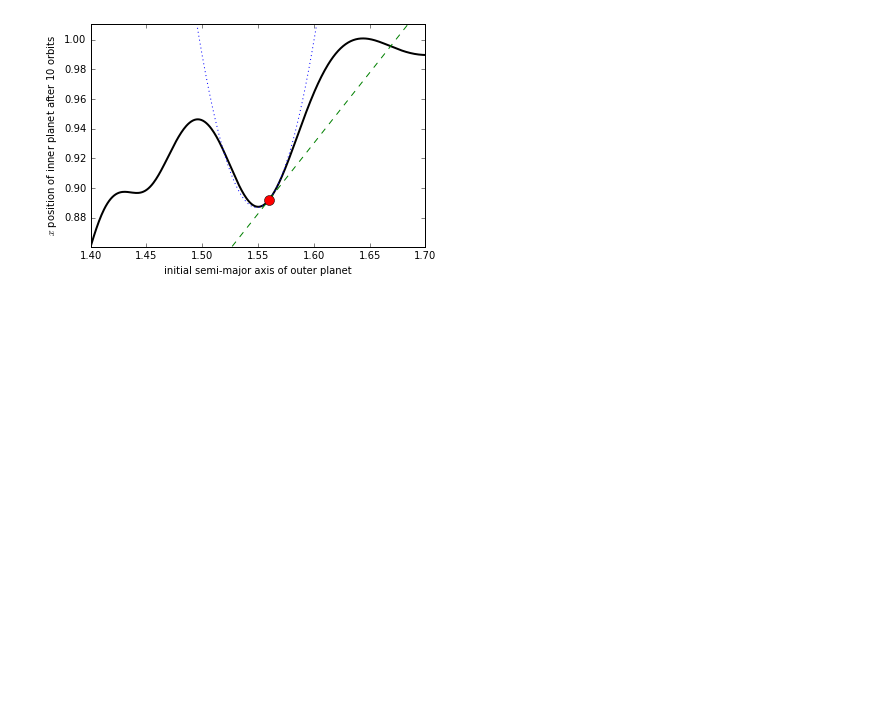
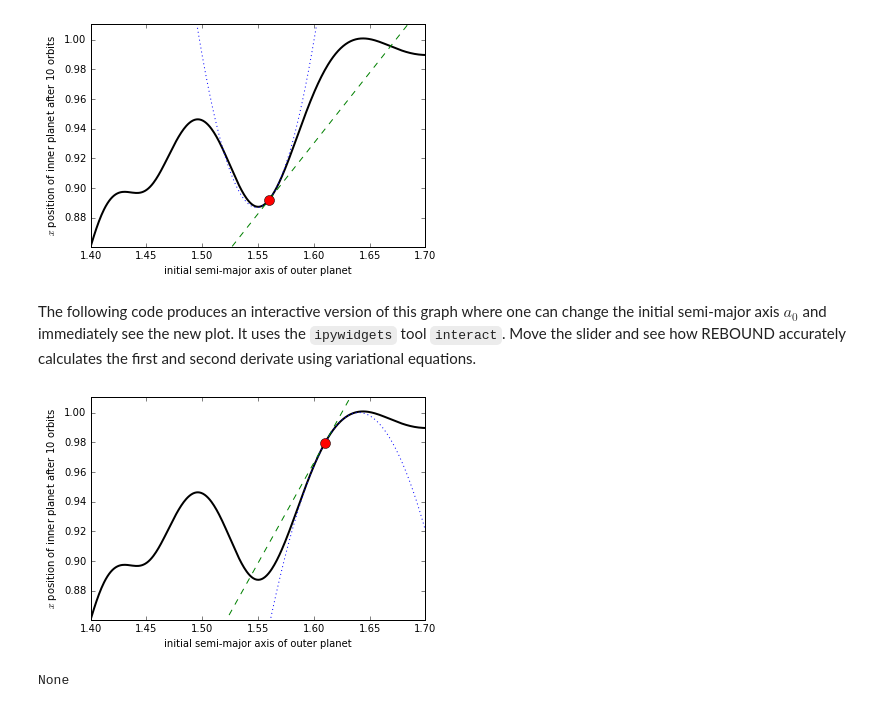
Before and after one commit to hannorein/variations, a Jupyter notebook: Figure1.ipynb, the cells around one changed output. Saved outputs shown, nothing was run; the diff lists cells and outputs as text; code cells hidden in the pictures; blank space fills up the shorter version.

Commit message:
added slider to fig 1

```diff
--- a/Figure1.ipynb
+++ b/Figure1.ipynb
@@ -72,3 +72,31 @@ ax.plot(a_0, x, "ro",ms=10);
 plt.savefig('paper_test1.pdf',bbox_inches='tight');  # Save to file.
 # %% [output]
 [figure]
+# %% [markdown]
+The following code produces an interactive version of this graph where one can change the initial semi-major axis $a_0$ and immediately see the new plot. It uses the `ipywidgets` tool `interact`. Move the slider and see how REBOUND accurately calculates the first and second derivate using variational equations.
+# %%
+from ipywidgets import interact
+def generate_plot(a_0=1.56):
+    x, dxda, ddxdda = run_sim_var(a_0)
+    x_1st_order = np.zeros(N)
+    x_2nd_order = np.zeros(N)
+    for i,a in enumerate(a_grid):
+        x_1st_order[i] = x + (a-a_0)*dxda
+        x_2nd_order[i] = x + (a-a_0)*dxda + 0.5*(a-a_0)*(a-a_0)*ddxdda
+
+    fig = plt.figure(figsize=(6,4))
+    ax = plt.subplot(111)
+    ax.set_xlim(a_grid[0],a_grid[-1])
+    ax.set_ylim(np.min(x_exact),np.max(x_exact)*1.01)
+    ax.set_xlabel("initial semi-major axis of outer planet")
+    ax.set_ylabel("$x$ position of inner planet after 10 orbits")
+    ax.plot(a_grid, x_exact, "-", color="black", lw=2)
+    ax.plot(a_grid, x_1st_order, "--", color="green")
+    ax.plot(a_grid, x_2nd_order, ":", color="blue")
+    ax.plot(a_0, x, "ro",ms=10)
+    plt.show()
+    return
+interact(generate_plot,a_0=(1.4,1.7,0.01));
+# %% [output]
+[figure, added]
+None
```
